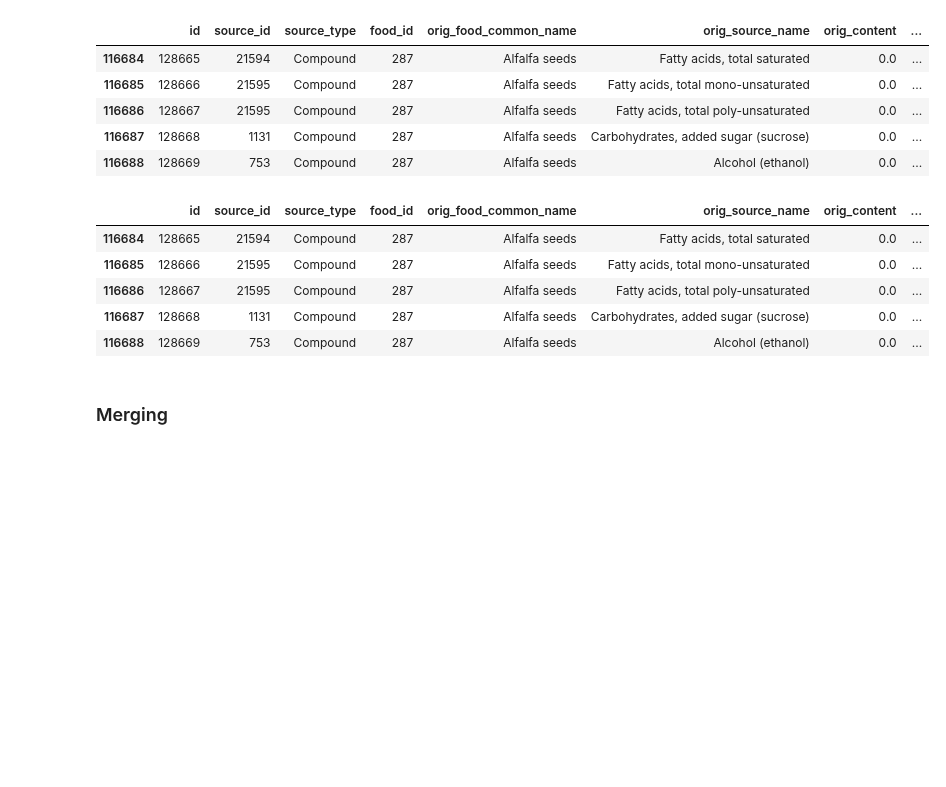
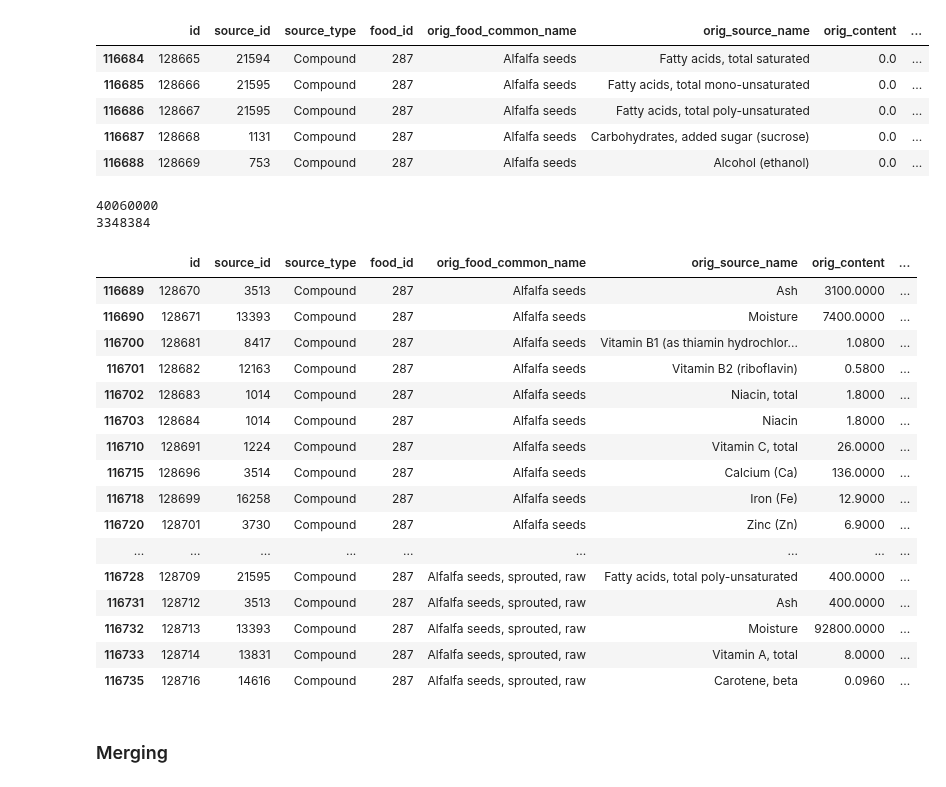
Before and after one commit to marketakrenkova/drug-interaction-prediction, a Jupyter notebook: foodb.ipynb, the cells around one changed output. Drawn from its saved outputs; the diff is of its cells as text; code cells hidden in the pictures; blank space fills up the shorter version.

Commit message:
correct which food compounds are considered

```diff
--- a/foodb.ipynb
+++ b/foodb.ipynb
@@ -173,19 +172,41 @@ content.head()
 # %%
 # join all content columns into one - orig_content (or different if orig_content is missing)
 # -> I can use only orig_content
 
 content.drop(['orig_min', 'orig_max', 'standard_content'], axis=1, inplace=True)
 
+# drop rows (compounds) where orig_content is 0 -> a compound isn't in a food
+print(content.size)
+content = content[content['orig_content'] != 0]
+
+# drop rows (compounds) where orig_source_name is NaN
+content.dropna(subset=['orig_source_name'], inplace=True)
+
+print(content.size)
+
 # correct orig_unit
 content.replace('mg/100 g', 'mg/100g', inplace=True)
 
-content.head()
+content.head(20)
 # %% [output]
+40060000
+3348384
 |  | id | source_id | source_type | food_id | orig_food_common_name | orig_source_name | orig_content | ... |
-| 116684 | 128665 | 21594 | Compound | 287 | Alfalfa seeds | Fatty acids, total saturated | 0.0 | ... |
-| 116685 | 128666 | 21595 | Compound | 287 | Alfalfa seeds | Fatty acids, total mono-unsaturated | 0.0 | ... |
-| 116686 | 128667 | 21595 | Compound | 287 | Alfalfa seeds | Fatty acids, total poly-unsaturated | 0.0 | ... |
-| 116687 | 128668 | 1131 | Compound | 287 | Alfalfa seeds | Carbohydrates, added sugar (sucrose) | 0.0 | ... |
-| 116688 | 128669 | 753 | Compound | 287 | Alfalfa seeds | Alcohol (ethanol) | 0.0 | ... |
+| 116689 | 128670 | 3513 | Compound | 287 | Alfalfa seeds | Ash | 3100.0000 | ... |
+| 116690 | 128671 | 13393 | Compound | 287 | Alfalfa seeds | Moisture | 7400.0000 | ... |
+| 116700 | 128681 | 8417 | Compound | 287 | Alfalfa seeds | Vitamin B1 (as thiamin hydrochlor... | 1.0800 | ... |
+| 116701 | 128682 | 12163 | Compound | 287 | Alfalfa seeds | Vitamin B2 (riboflavin) | 0.5800 | ... |
+| 116702 | 128683 | 1014 | Compound | 287 | Alfalfa seeds | Niacin, total | 1.8000 | ... |
+| 116703 | 128684 | 1014 | Compound | 287 | Alfalfa seeds | Niacin | 1.8000 | ... |
+| 116710 | 128691 | 1224 | Compound | 287 | Alfalfa seeds | Vitamin C, total | 26.0000 | ... |
+| 116715 | 128696 | 3514 | Compound | 287 | Alfalfa seeds | Calcium (Ca) | 136.0000 | ... |
+| 116718 | 128699 | 16258 | Compound | 287 | Alfalfa seeds | Iron (Fe) | 12.9000 | ... |
+| 116720 | 128701 | 3730 | Compound | 287 | Alfalfa seeds | Zinc (Zn) | 6.9000 | ... |
+| ... | ... | ... | ... | ... | ... | ... | ... | ... |
+| 116728 | 128709 | 21595 | Compound | 287 | Alfalfa seeds, sprouted, raw | Fatty acids, total poly-unsaturated | 400.0000 | ... |
+| 116731 | 128712 | 3513 | Compound | 287 | Alfalfa seeds, sprouted, raw | Ash | 400.0000 | ... |
+| 116732 | 128713 | 13393 | Compound | 287 | Alfalfa seeds, sprouted, raw | Moisture | 92800.0000 | ... |
+| 116733 | 128714 | 13831 | Compound | 287 | Alfalfa seeds, sprouted, raw | Vitamin A, total | 8.0000 | ... |
+| 116735 | 128716 | 14616 | Compound | 287 | Alfalfa seeds, sprouted, raw | Carotene, beta | 0.0960 | ... |
 # %%
 # some compound's content is duplicated for a food -> keep just first (accuracy ??)
```
Also changed, not shown: parts of 16 cells of this notebook, 2 other files.
